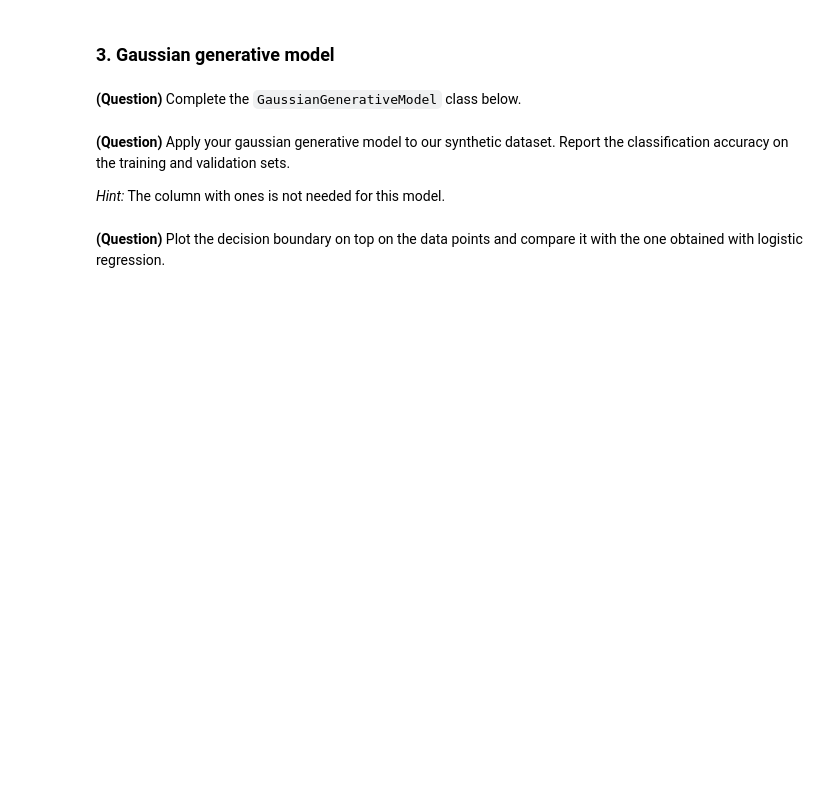
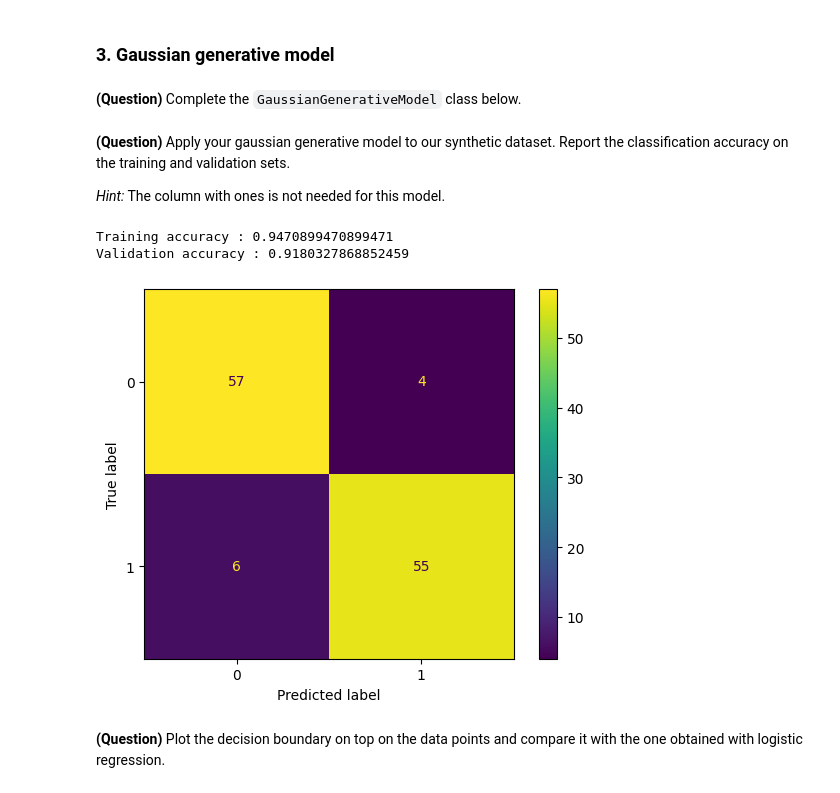
Before and after one commit to FaroukSoufary/IS318-Machine-Learning, a Jupyter notebook: ml-tp2_myversion.ipynb, the cells around one changed output. Cells and saved outputs as stored; diff of their text form; code cells hidden in the pictures; blank space fills up the shorter version.

```diff
--- a/ml-tp2_myversion.ipynb
+++ b/ml-tp2_myversion.ipynb
@@ -217,7 +265,31 @@ class GaussianGenerativeModel():
 *Hint:* The column with ones is not needed for this model.
 # %%
 # YOUR CODE HERE
-raise NotImplementedError()
+
+genModel = GaussianGenerativeModel()
+genModel.fit(X_train[:,1:], y_train)
+
+y_val_hat = genModel.predict(X_valid[:,1:])
+y_tr_hat = genModel.predict(X_train[:,1:])
+
+v_score = accuracy_score(y_val_hat, y_valid)
+t_score = accuracy_score(y_tr_hat, y_train)
+
+print("Training accuracy : " + str(t_score))
+print("Validation accuracy : " + str(v_score))
+# %% [output]
+Training accuracy : 0.9470899470899471
+Validation accuracy : 0.9180327868852459
+# %%
+cm = confusion_matrix(y_valid, y_val_hat, labels=[0,1])
+
+disp = ConfusionMatrixDisplay(confusion_matrix=cm, display_labels=[0,1])
+
+disp.plot()
+
+plt.show()
+# %% [output]
+[figure, added]
 # %% [markdown]
 **(Question)** Plot the decision boundary on top on the data points and compare it with the one obtained with logistic regression.
 # %%
```
Also changed, not shown: parts of 17 cells of this notebook.
